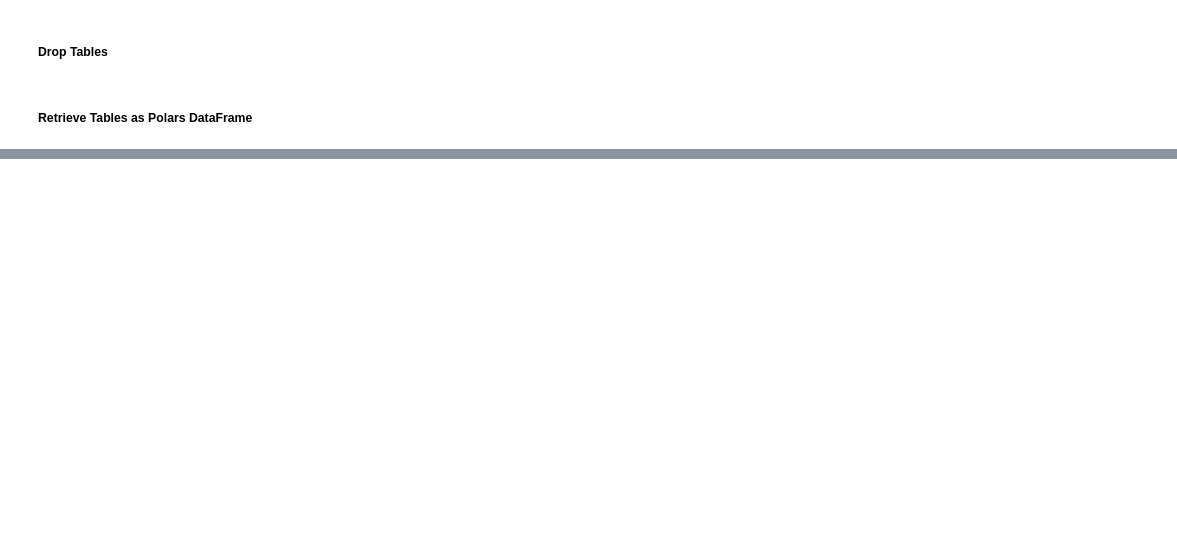
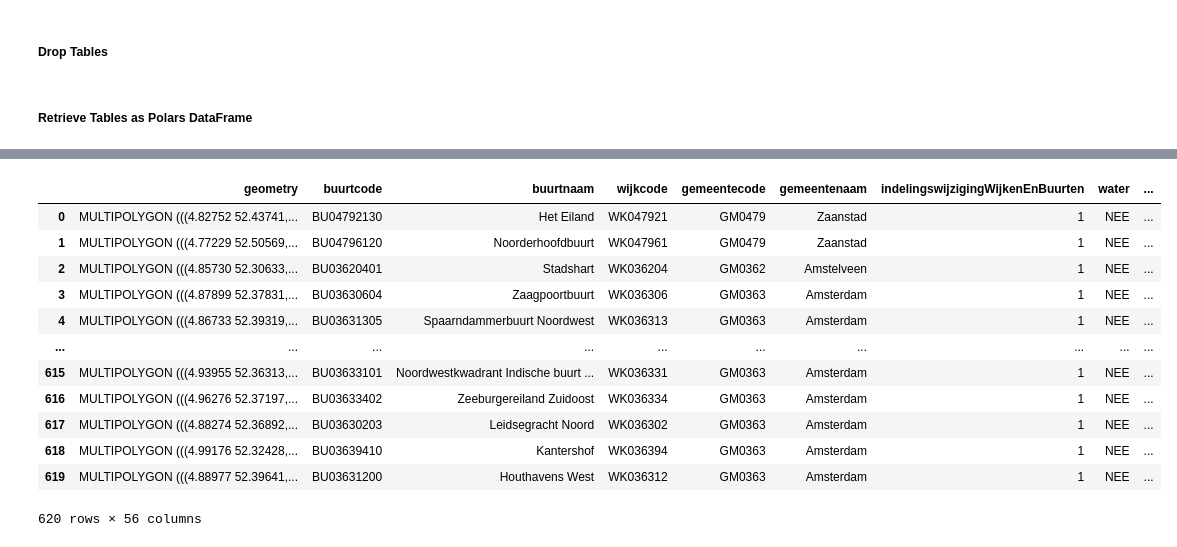
Before and after one commit to melchiorhering/DSP-Storm-Damage-on-Urban-Areas, a Jupyter notebook: src/notebooks/workbook.ipynb, the cells around one changed output, grey strips where cells are left out. Drawn from its saved outputs; the diff is of its cells as text; code cells hidden in the pictures; blank space fills up the shorter version.

```diff
--- a/src/notebooks/workbook.ipynb
+++ b/src/notebooks/workbook.ipynb
@@ -71,9 +58,21 @@ incident_deployments_vehicles_weather = conn.execute(
 
 # Close the database connection
 conn.close()
-# %%
-df = tree_data.to_pandas().drop(columns=["_links"])
-print(df.head()["geometrie"])
-# df["Coordinates"] = gpd.GeoSeries.from_wkt(df["geometrie"])
-
-# df = gpd.GeoDataFrame.from_features(tree_data.to_pandas())
+# %%
+def convert_to_geodf(polars_df: pl.DataFrame) -> gpd.GeoDataFrame:
+    """
+    Convert a Polars DataFrame to a GeoDataFrame using WKB or WKT transformation.
+    """
+
+    # Convert Polars DataFrame to Pandas DataFrame
+    df = polars_df.to_pandas()
+
+    # Convert geometry strings back to geometry objects
+    if "geometry" in df.columns:
+        df["geometry"] = df["geometry"].apply(wkt.loads)
+
+    else:
+        raise ValueError("No 'geometry' column found in the DataFrame")
+
+    # Convert back to GeoDataFrame
+    return gpd.GeoDataFrame(df, geometry="geometry", crs="EPSG:4326")
@@ -79,0 +96,5 @@ print(df.head()["geometrie"])
+# %%
+# Filter out Totals
+cbs_buuurten = cbs_buurten.filter(pl.col("buurtnaam") != " ")
+gdf_buurten = convert_to_geodf(cbs_buuurten)
+gdf_buurten.head()
@@ -79,0 +109,3 @@ print(df.head()["geometrie"])
+# %%
+gdf_tree_data = convert_to_geodf(tree_data)
+gdf_tree_data.head()
@@ -80,3 +119,19 @@ print(df.head()["geometrie"])
+# %%
+gdf_buurten.sjoin(gdf_tree_data)
+# %% [output]
+|  | geometry | buurtcode | buurtnaam | wijkcode | gemeentecode | gemeentenaam | indelingswijzigingWijkenEnBuurten | water | ... |
+| 0 | MULTIPOLYGON (((4.82752 52.43741,... | BU04792130 | Het Eiland | WK047921 | GM0479 | Zaanstad | 1 | NEE | ... |
+| 1 | MULTIPOLYGON (((4.77229 52.50569,... | BU04796120 | Noorderhoofdbuurt | WK047961 | GM0479 | Zaanstad | 1 | NEE | ... |
+| 2 | MULTIPOLYGON (((4.85730 52.30633,... | BU03620401 | Stadshart | WK036204 | GM0362 | Amstelveen | 1 | NEE | ... |
+| 3 | MULTIPOLYGON (((4.87899 52.37831,... | BU03630604 | Zaagpoortbuurt | WK036306 | GM0363 | Amsterdam | 1 | NEE | ... |
+| 4 | MULTIPOLYGON (((4.86733 52.39319,... | BU03631305 | Spaarndammerbuurt Noordwest | WK036313 | GM0363 | Amsterdam | 1 | NEE | ... |
+| ... | ... | ... | ... | ... | ... | ... | ... | ... | ... |
+| 615 | MULTIPOLYGON (((4.93955 52.36313,... | BU03633101 | Noordwestkwadrant Indische buurt ... | WK036331 | GM0363 | Amsterdam | 1 | NEE | ... |
+| 616 | MULTIPOLYGON (((4.96276 52.37197,... | BU03633402 | Zeeburgereiland Zuidoost | WK036334 | GM0363 | Amsterdam | 1 | NEE | ... |
+| 617 | MULTIPOLYGON (((4.88274 52.36892,... | BU03630203 | Leidsegracht Noord | WK036302 | GM0363 | Amsterdam | 1 | NEE | ... |
+| 618 | MULTIPOLYGON (((4.99176 52.32428,... | BU03639410 | Kantershof | WK036394 | GM0363 | Amsterdam | 1 | NEE | ... |
+| 619 | MULTIPOLYGON (((4.88977 52.39641,... | BU03631200 | Houthavens West | WK036312 | GM0363 | Amsterdam | 1 | NEE | ... |
+620 rows × 56 columns
 # %%
 # cbs_wijken.filter(
 #     [
```
Also changed, not shown: parts of 12 cells of this notebook, 12 other files.
